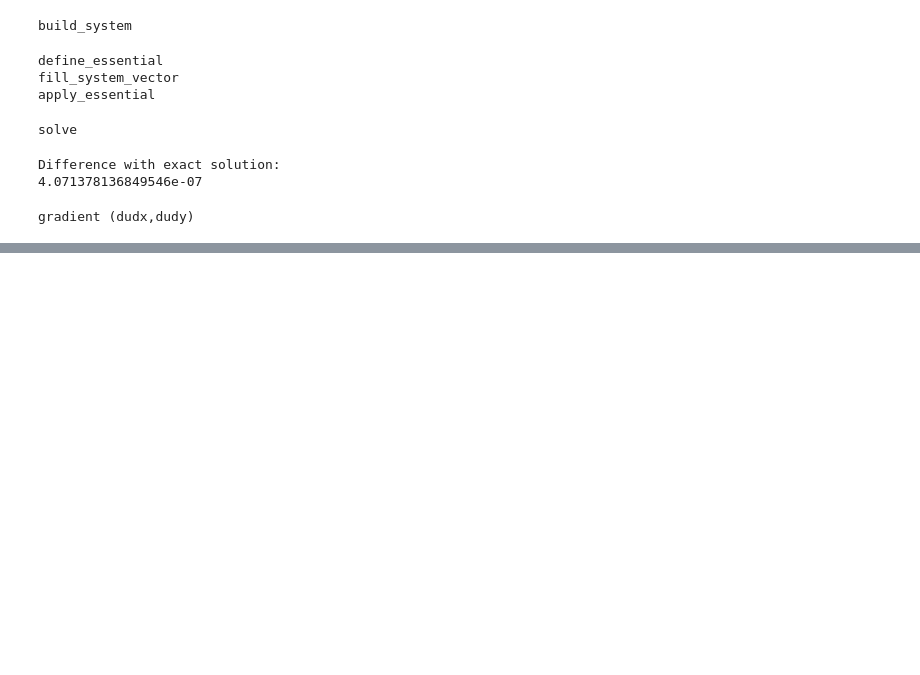
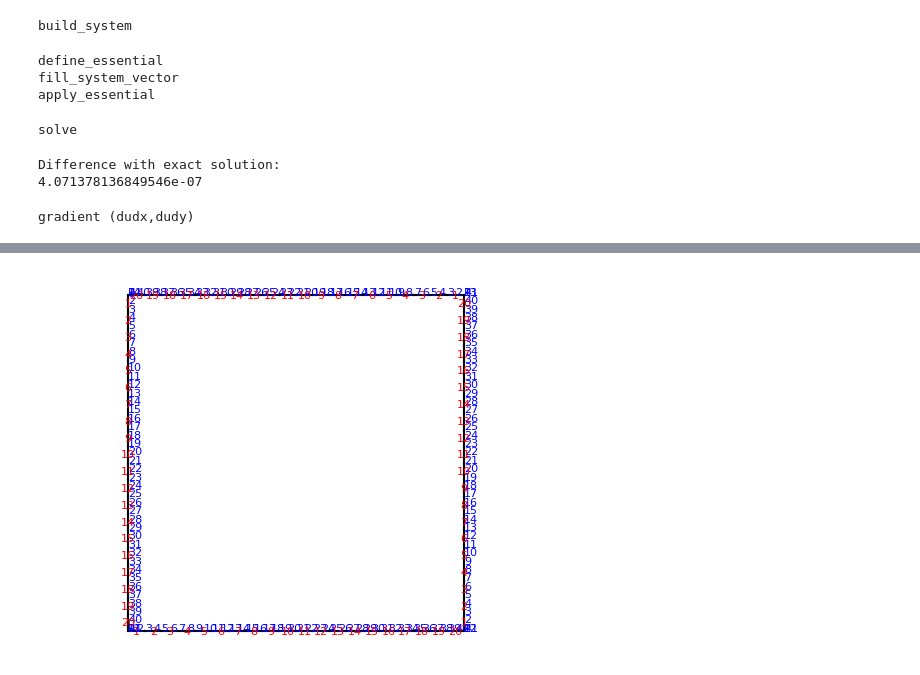
Before and after one commit to NickJaensson/eztfem.py, a Jupyter notebook: examples/poisson/poisson1.ipynb, the cells around one changed output, grey strips where cells are left out. Drawn from its saved outputs; the diff is of its cells as text; code cells hidden in the pictures; blank space fills up the shorter version.

```diff
--- a/examples/poisson/poisson1.ipynb
+++ b/examples/poisson/poisson1.ipynb
@@ -118,0 +119,4 @@ Widget(value='<iframe src="http://localhost:63067/index.html?ui=P_0x111cef9b0_1&
+# %%
+ezt.plot_curves(mesh, nodenumbers=1, pointnumbers=1, elementnumbers=1)
+# %% [output]
+[figure, added]
```
Also changed, not shown: parts of 6 cells of this notebook.
